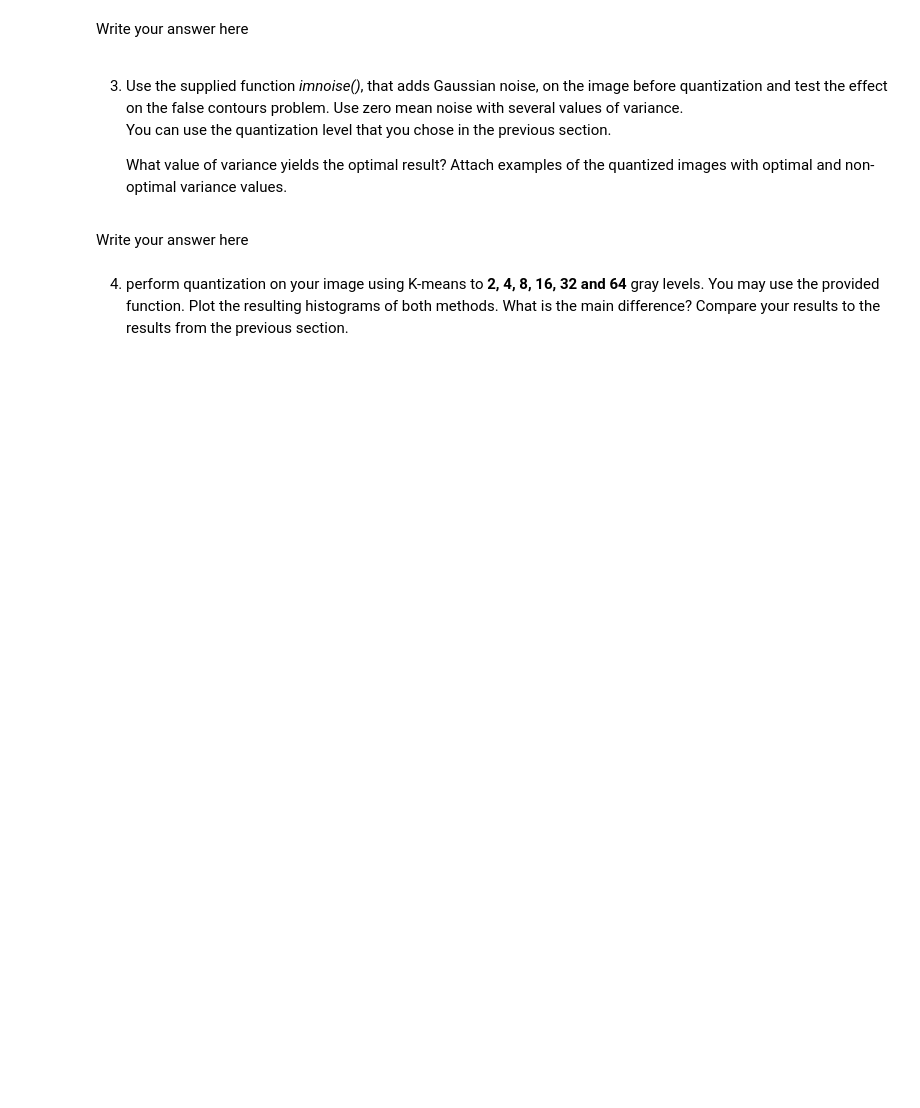
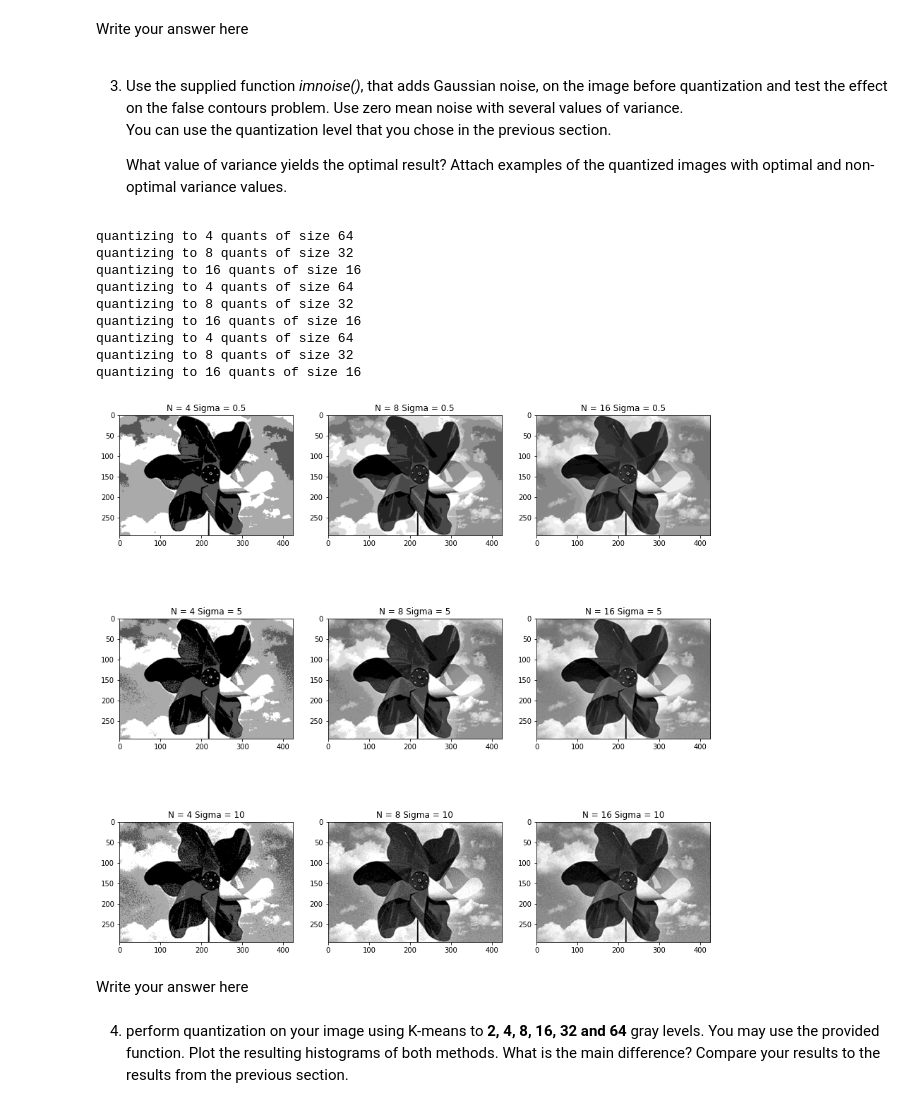
Before and after one commit to nadavschwalb/image_processing, a Jupyter notebook: Lab3_Student.ipynb, the cells around one changed output. Saved outputs shown, nothing was run; the diff lists cells and outputs as text; code cells hidden in the pictures; blank space fills up the shorter version.

```diff
--- a/Lab3_Student.ipynb
+++ b/Lab3_Student.ipynb
@@ -47,3 +81,26 @@ def imnoise(img, mean, std):
+# %%
+variances = [0.5,5,10]
+quant_factors = [4,8,16]
+plot_grid = len(variances)*100 + len(quant_factors)*10 + 1
+
+plt.figure(figsize=(15,15))
+for i,sigma in enumerate(variances):
+  for j,N in enumerate(quant_factors):
+    plt.subplot(plot_grid + i*len(quant_factors) +j)
+    plt.title(f"N = {N} Sigma = {sigma}")
+    uniform_quant_image = quant_img(imnoise(grayscale_img,0,sigma),N)
+    plt.imshow(uniform_quant_image,cmap='gray')
+# %% [output]
+quantizing to 4 quants of size 64
+quantizing to 8 quants of size 32
+quantizing to 16 quants of size 16
+quantizing to 4 quants of size 64
+quantizing to 8 quants of size 32
+quantizing to 16 quants of size 16
+quantizing to 4 quants of size 64
+quantizing to 8 quants of size 32
+quantizing to 16 quants of size 16
+[figure, added]
 # %% [markdown]
 Write your answer here
 # %% [markdown]
```
Also changed, not shown: parts of 13 cells of this notebook.
